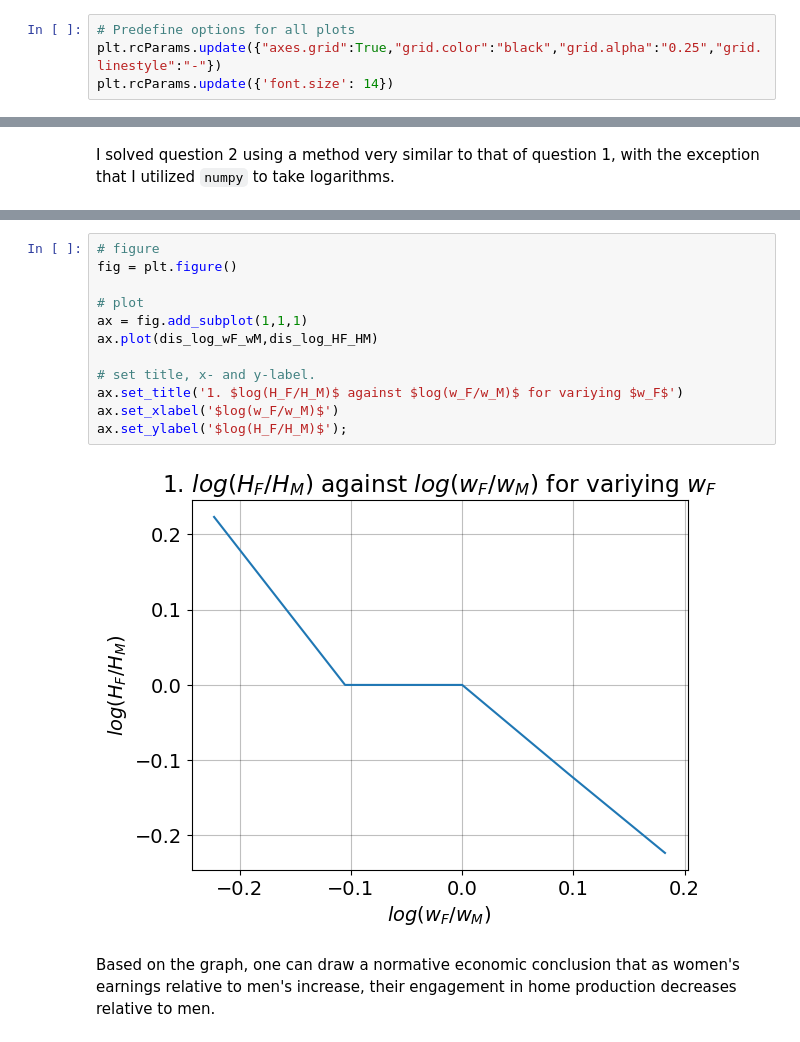
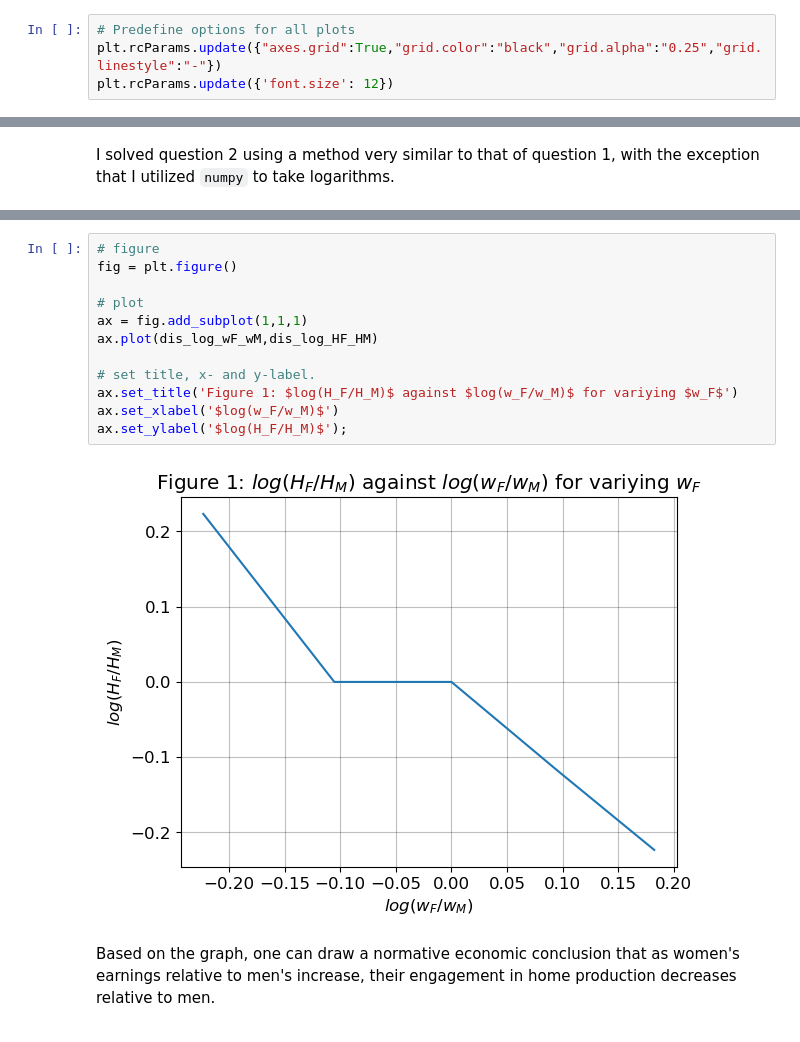
Before and after one commit to NumEconCopenhagen/projects-2023-jts, a Jupyter notebook: inauguralproject/inauguralproject.ipynb, the cells around one changed output, grey strips where cells are left out. Cells and saved outputs as stored; diff of their text form.

```diff
--- a/inauguralproject/inauguralproject.ipynb
+++ b/inauguralproject/inauguralproject.ipynb
@@ -30,7 +26,7 @@ I use a general style for all my plots!
 # %%
 # Predefine options for all plots
 plt.rcParams.update({"axes.grid":True,"grid.color":"black","grid.alpha":"0.25","grid.linestyle":"-"})
-plt.rcParams.update({'font.size': 14})
+plt.rcParams.update({'font.size': 12})
 # %% [markdown]
 # Question 1
 # %% [markdown]
@@ -124,17 +126,17 @@ dis_log_wF_wM = np.log(model.par.wF_vec / model.par.wM)
 # %%
 # figure
 fig = plt.figure()
 
 # plot
 ax = fig.add_subplot(1,1,1)
 ax.plot(dis_log_wF_wM,dis_log_HF_HM)
 
 # set title, x- and y-label.
-ax.set_title('1. $log(H_F/H_M)$ against $log(w_F/w_M)$ for variying $w_F$')
+ax.set_title('Figure 1: $log(H_F/H_M)$ against $log(w_F/w_M)$ for variying $w_F$')
 ax.set_xlabel('$log(w_F/w_M)$')
 ax.set_ylabel('$log(H_F/H_M)$');
 # %% [output]
-[figure, old version]
+[figure, new version]
 # %% [markdown]
 Based on the graph, one can draw a normative economic conclusion that as women's earnings relative to men's increase, their engagement in home production decreases relative to men.
 # %% [markdown]
```
Also changed, not shown: parts of 9 cells of this notebook.
